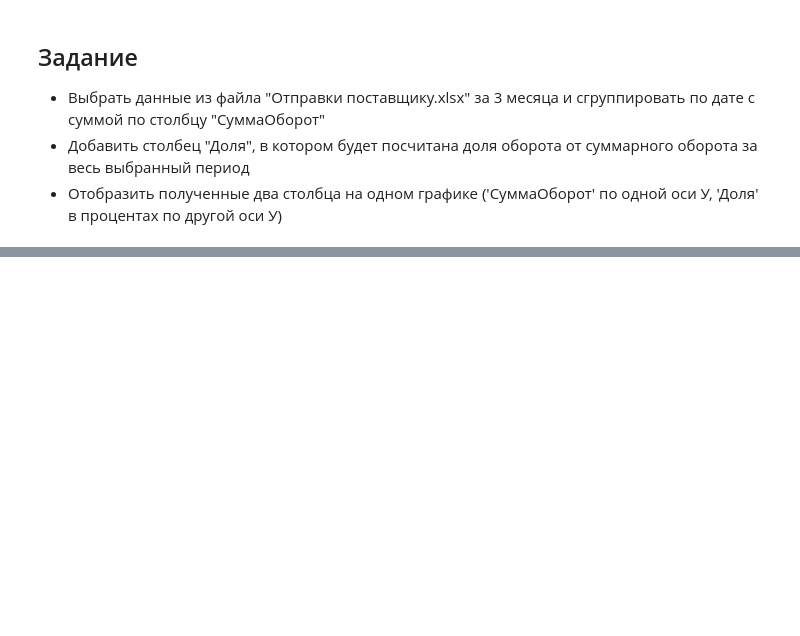
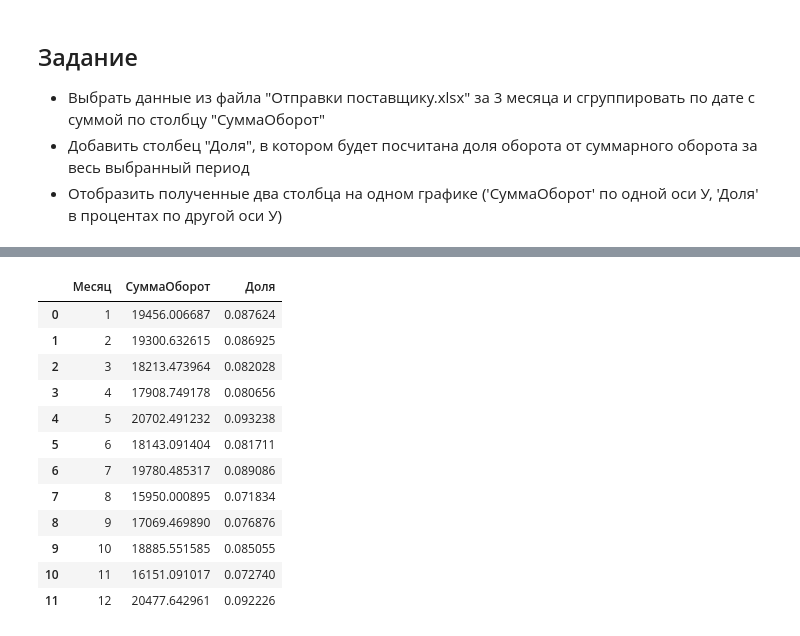
Before and after one commit to HarakaRisasi/dns_data_analysis_study, a Jupyter notebook: 8 занятие/Совмещение осей.ipynb, the cells around one changed output, grey strips where cells are left out. Drawn from its saved outputs; the diff is of its cells as text; code cells hidden in the pictures; blank space fills up the shorter version.

```diff
--- a/8 занятие/Совмещение осей.ipynb
+++ b/8 занятие/Совмещение осей.ipynb
@@ -58,0 +111,17 @@ figure.show()
+# %%
+df_['Доля'] = df_['СуммаОборот']/df_['СуммаОборот'].sum()
+df_
+# %% [output]
+|  | Месяц | СуммаОборот | Доля |
+| 0 | 1 | 19456.006687 | 0.087624 |
+| 1 | 2 | 19300.632615 | 0.086925 |
+| 2 | 3 | 18213.473964 | 0.082028 |
+| 3 | 4 | 17908.749178 | 0.080656 |
+| 4 | 5 | 20702.491232 | 0.093238 |
+| 5 | 6 | 18143.091404 | 0.081711 |
+| 6 | 7 | 19780.485317 | 0.089086 |
+| 7 | 8 | 15950.000895 | 0.071834 |
+| 8 | 9 | 17069.469890 | 0.076876 |
+| 9 | 10 | 18885.551585 | 0.085055 |
+| 10 | 11 | 16151.091017 | 0.072740 |
+| 11 | 12 | 20477.642961 | 0.092226 |
```
Also changed, not shown: parts of 6 cells of this notebook.
